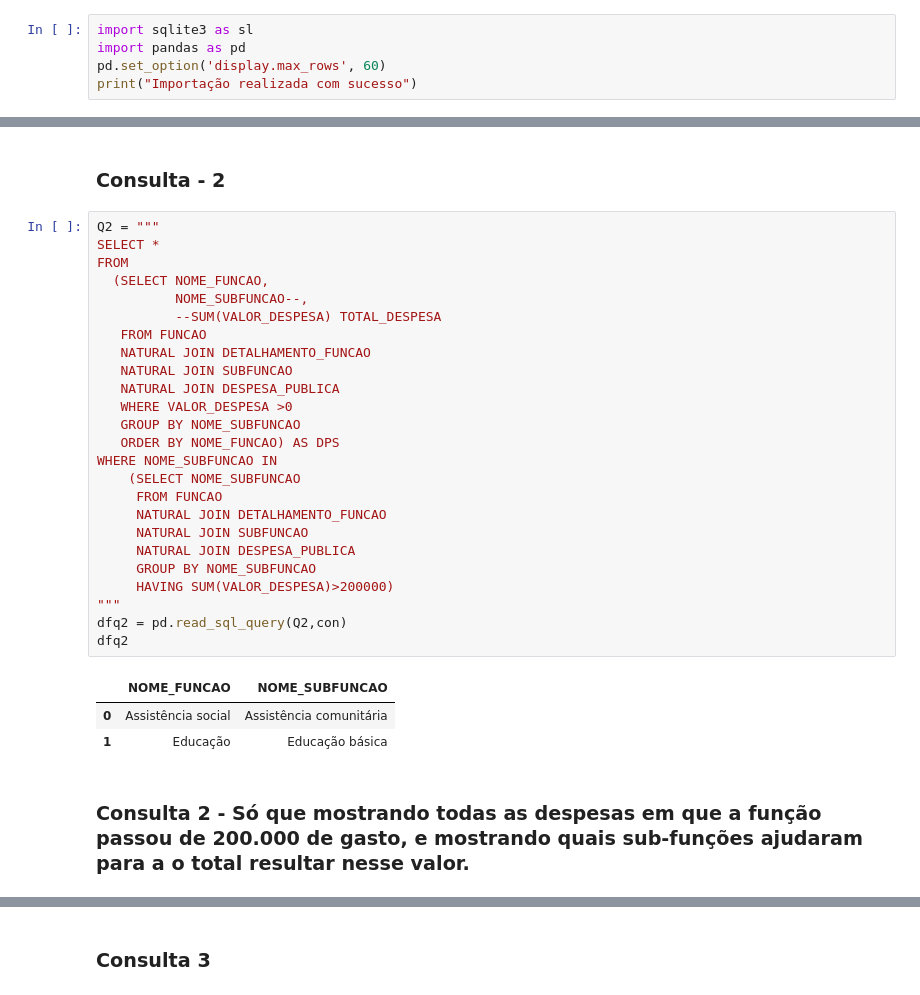
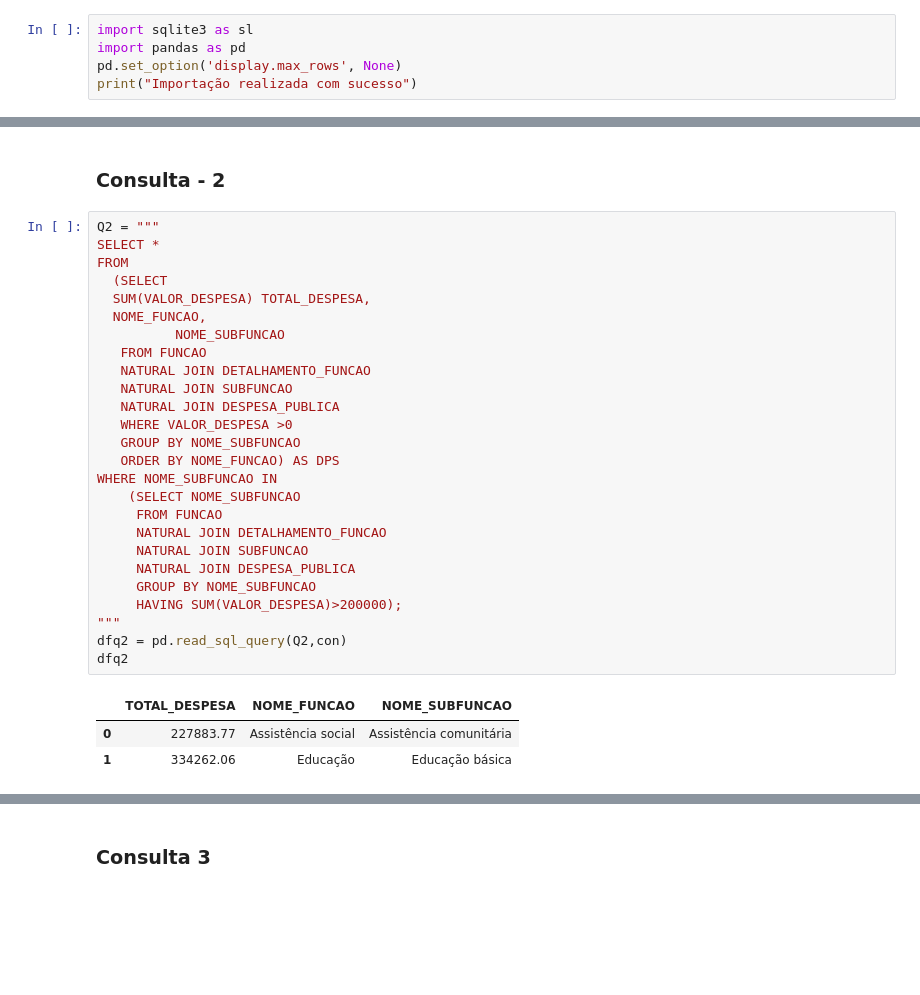
Before and after one commit to vitorlana/idb, a Jupyter notebook: TP1/TP1.ipynb, the cells around one changed output, grey strips where cells are left out. Saved outputs shown, nothing was run; the diff lists cells and outputs as text; blank space fills up the shorter version.

```diff
--- a/TP1/TP1.ipynb
+++ b/TP1/TP1.ipynb
@@ -6,7 +6,7 @@
 # %%
 import sqlite3 as sl
 import pandas as pd
-pd.set_option('display.max_rows', 60)
+pd.set_option('display.max_rows', None)
 print("Importação realizada com sucesso")
 # %% [output]
 Importação realizada com sucesso
@@ -55,31 +55,30 @@ dfq1
 # %%
 Q2 = """
 SELECT *
 FROM
-  (SELECT NOME_FUNCAO,
-          NOME_SUBFUNCAO--,
-          --SUM(VALOR_DESPESA) TOTAL_DESPESA
+  (SELECT
+  SUM(VALOR_DESPESA) TOTAL_DESPESA,
+  NOME_FUNCAO,
+          NOME_SUBFUNCAO
    FROM FUNCAO
    NATURAL JOIN DETALHAMENTO_FUNCAO
    NATURAL JOIN SUBFUNCAO
    NATURAL JOIN DESPESA_PUBLICA
    WHERE VALOR_DESPESA >0
    GROUP BY NOME_SUBFUNCAO
    ORDER BY NOME_FUNCAO) AS DPS
 WHERE NOME_SUBFUNCAO IN
     (SELECT NOME_SUBFUNCAO
      FROM FUNCAO
      NATURAL JOIN DETALHAMENTO_FUNCAO
      NATURAL JOIN SUBFUNCAO
      NATURAL JOIN DESPESA_PUBLICA
      GROUP BY NOME_SUBFUNCAO
-     HAVING SUM(VALOR_DESPESA)>200000)
+     HAVING SUM(VALOR_DESPESA)>200000);
 """
 dfq2 = pd.read_sql_query(Q2,con)
 dfq2
 # %% [output]
-|  | NOME_FUNCAO | NOME_SUBFUNCAO |
-| 0 | Assistência social | Assistência comunitária |
-| 1 | Educação | Educação básica |
+|  | TOTAL_DESPESA | NOME_FUNCAO | NOME_SUBFUNCAO |
+| 0 | 227883.77 | Assistência social | Assistência comunitária |
+| 1 | 334262.06 | Educação | Educação básica |
-# %% [markdown]
-### Consulta 2 - Só que mostrando todas as despesas em que a função passou de 200.000 de gasto, e mostrando quais sub-funções ajudaram para a o total resultar nesse valor.
```
Also changed, not shown: parts of 13 cells of this notebook.
